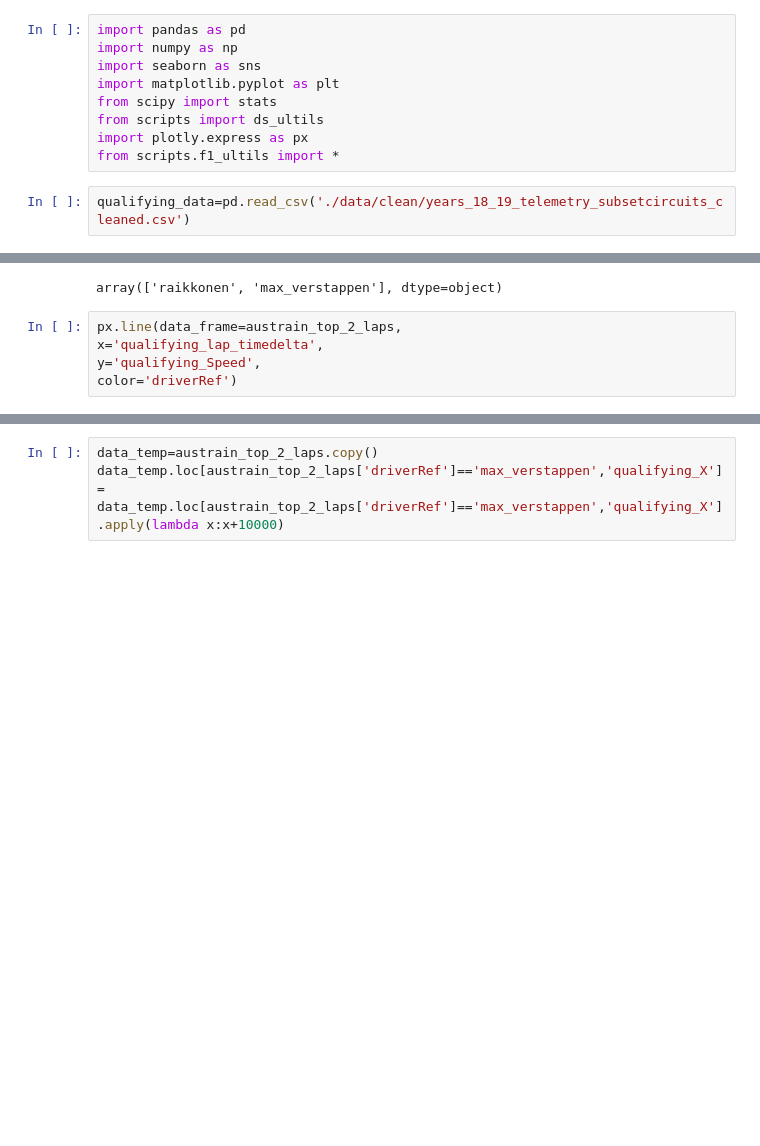
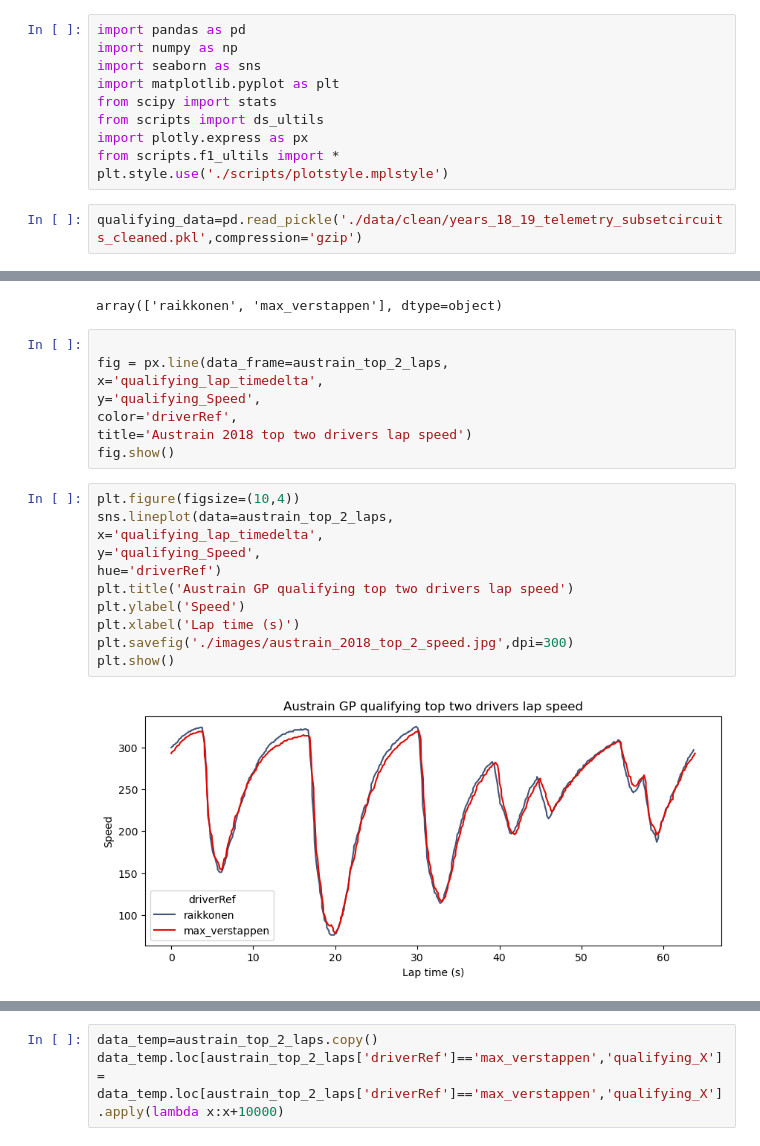
Before and after one commit to bensail-ai/Formula1_prediction, a Jupyter notebook: 4_Formula1_telemetrydata_aggregation.ipynb, the cells around one changed output, grey strips where cells are left out. Saved outputs shown, nothing was run; the diff lists cells and outputs as text; blank space fills up the shorter version.

```diff
--- a/4_Formula1_telemetrydata_aggregation.ipynb
+++ b/4_Formula1_telemetrydata_aggregation.ipynb
@@ -9,8 +9,9 @@ from scipy import stats
 from scripts import ds_ultils
 import plotly.express as px
 from scripts.f1_ultils import *
+plt.style.use('./scripts/plotstyle.mplstyle')
 # %%
-qualifying_data=pd.read_csv('./data/clean/years_18_19_telemetry_subsetcircuits_cleaned.csv')
+qualifying_data=pd.read_pickle('./data/clean/years_18_19_telemetry_subsetcircuits_cleaned.pkl',compression='gzip')
 # %%
 qualifying_df= qualifying_data.copy()
 # %% [markdown]
@@ -154,7 +155,23 @@ austrain_top_2_laps['driverRef'].unique()
 # %% [output]
 array(['raikkonen', 'max_verstappen'], dtype=object)
 # %%
-px.line(data_frame=austrain_top_2_laps,
+
+fig = px.line(data_frame=austrain_top_2_laps,
 x='qualifying_lap_timedelta',
 y='qualifying_Speed',
-color='driverRef')
+color='driverRef',
+title='Austrain 2018 top two drivers lap speed')
+fig.show()
+# %%
+plt.figure(figsize=(10,4))
+sns.lineplot(data=austrain_top_2_laps,
+x='qualifying_lap_timedelta',
+y='qualifying_Speed',
+hue='driverRef')
+plt.title('Austrain GP qualifying top two drivers lap speed')
+plt.ylabel('Speed')
+plt.xlabel('Lap time (s)')
+plt.savefig('./images/austrain_2018_top_2_speed.jpg',dpi=300)
+plt.show()
+# %% [output]
+[figure, added]
```
Also changed, not shown: parts of 5 cells of this notebook, 27 other files.
